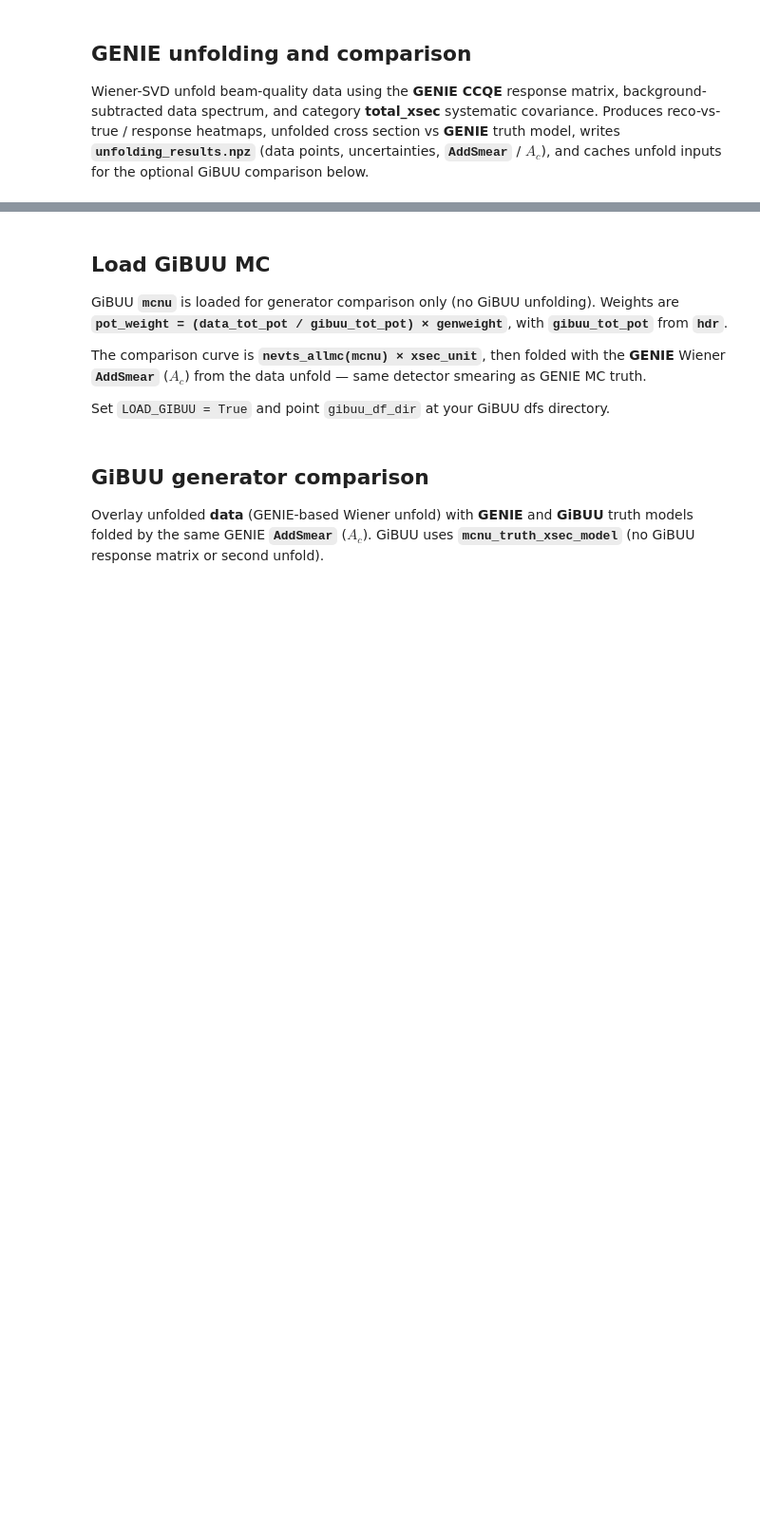
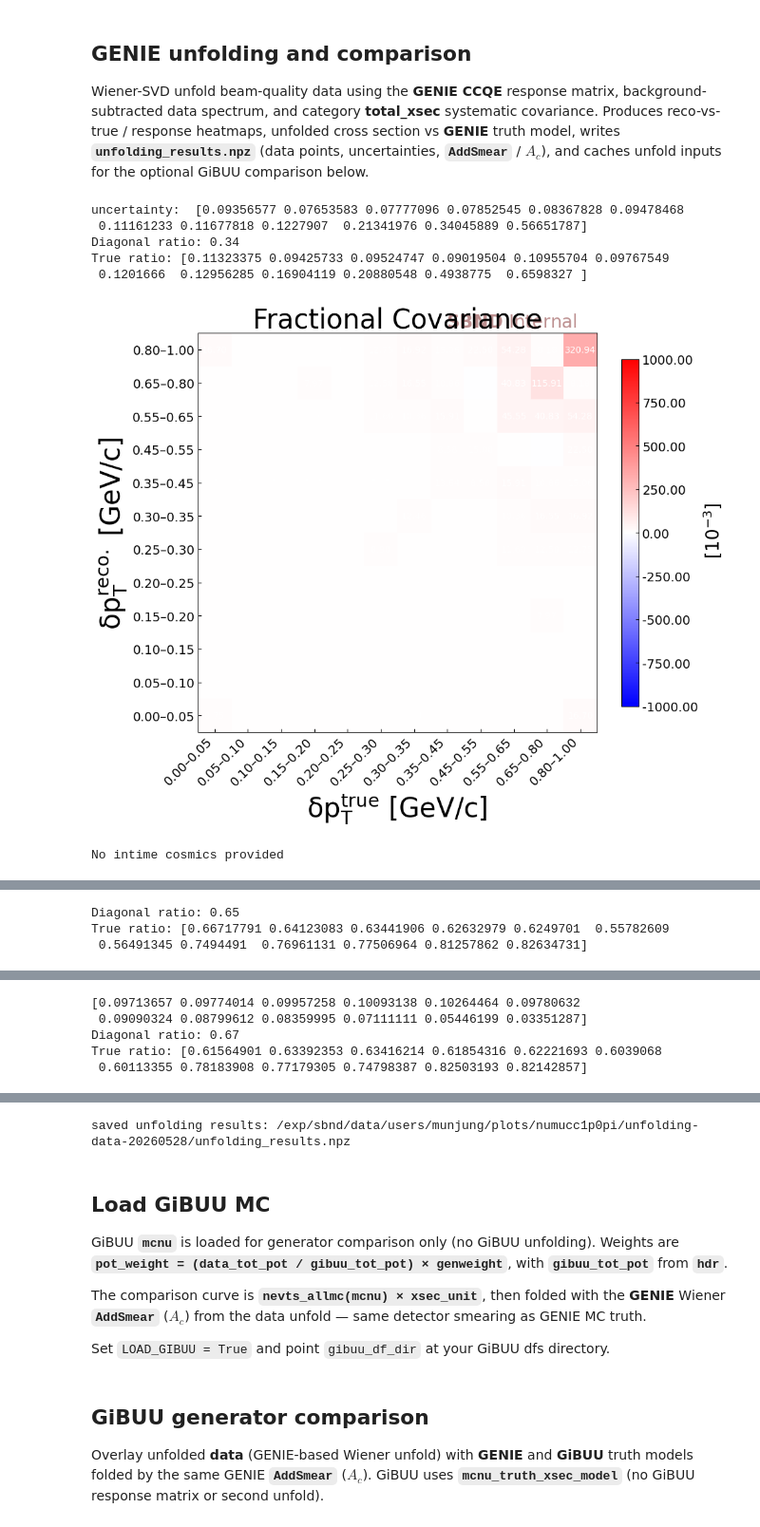
Before and after one commit to wjdanswjddl/cafpyana, a Jupyter notebook: analysis_village/numucc_1p0pi/notebooks/unfolding-data.ipynb, the cells around one changed output, grey strips where cells are left out. Shown at 95% size. Saved outputs shown, nothing was run; the diff lists cells and outputs as text; code cells hidden in the pictures; blank space fills up the shorter version.

```diff
--- a/analysis_village/numucc_1p0pi/notebooks/unfolding-data.ipynb
+++ b/analysis_village/numucc_1p0pi/notebooks/unfolding-data.ipynb
@@ -224,7 +209,7 @@ mc_pot_scale: 1.647e-01
 # %%
 # --- config for Wiener-SVD unfolding ---
 C_type = 2
-Norm_type = 0.
+Norm_type = 1.
 # %% [markdown]
 ## TKI variables and per-TPC cut
 # %%
@@ -506,5 +491,5 @@ def get_syst_unc(var_config, plot=False, save_fig=False, save_name=None):
 
     return frac_uncert_total, frac_cov_matrix_total
 # %%
-var_config = VariableConfig.tki_del_Tp()
-syst_unc, syst_cov_matrix = get_syst_unc(var_config, plot=True, save_fig=True)
+# var_config = VariableConfig.tki_del_Tp()
+# syst_unc, syst_cov_matrix = get_syst_unc(var_config, plot=True, save_fig=True)
@@ -551,13 +533,27 @@ def mcnu_truth_xsec_model(mcnu_df, var_config, xsec_unit):
     )
     nevts_allmc, _ = np.histogram(var_allmc, weights=wgt_allmc, bins=var_config.bins)
     return np.asarray(nevts_allmc, dtype=float) * xsec_unit
+# %%
+chi2_list = {
+"muon-p": 9.69,
+"muon-dir_z": 27.35,
+"proton-p": 18.08,
+"proton-dir_z": 13.67,
+"tki-del_Tp": 38.8,
+"tki-del_Tp_x": 28.7,
+"tki-del_Tp_y": 26.6,
+"tki-del_p": 33.6,
+"tki-del_alpha": 3.4,
+"tki-del_phi": 9.5,
+}
 # %%
 unfold_cache = {}
 unfold_results_by_var = {}
 
 var_configs = [
+    # VariableConfig.all_events(),
     # VariableConfig.muon_momentum(),
-    # VariableConfig.muon_direction_y(),
+    # VariableConfig.muon_direction(),
     # VariableConfig.proton_momentum(),
     # VariableConfig.proton_direction(),
     VariableConfig.tki_del_Tp(),
@@ -572,6 +568,14 @@ for var_config in var_configs:
 
     # total_xsec fractional covariance from systematics-summary export
     syst_unc, syst_cov_matrix = get_syst_unc(var_config, plot=False, save_fig=False)
+    print("uncertainty: ", syst_unc)
+
+    plot_heatmap(syst_cov_matrix,
+            var_config.bins,
+            plot_labels=[var_config.var_labels[2], var_config.var_labels[1], "Fractional Covariance", ""],
+            verbose=True,
+            save_fig=False,
+            save_name=None)
 
     plot_labels_hist = [var_config.var_labels[1], pot_label, ""]
     ret = unfolding_plotter(var_config=var_config,
@@ -585,7 +589,16 @@ for var_config in var_configs:
 
     evtdf_signal = mc_evt_df[mc_evt_df.topo_categ == 1]
     nudf_signal = mc_nu_df[mc_nu_df.topo_categ == 1]
-    ret_signal_hists = signal_hists(mc_evt_df, mc_nu_df, var_config, mode="unfold", return_data=True, plot=False)
+    # Efficiency denominator should be truth-in-FV only (no per-TPC μ/p end containment)
+    ret_signal_hists = signal_hists(
+        mc_evt_df,
+        mc_nu_df,
+        var_config,
+        mode="unfold",
+        return_data=True,
+        plot=False,
+        signal_truth_fv="none",
+    )
 
     save_fig_name = "{}/{}-reco_vs_true".format(save_fig_dir, var_config.var_save_name)
     if len(var_config.bins) == 2:
@@ -598,7 +611,7 @@ for var_config in var_configs:
 
     plot_heatmap(reco_vs_true,
                 var_config.bins,
-                plot_labels=[var_config.var_labels[2], var_config.var_labels[1], "Smearing"],
+                plot_labels=[var_config.var_labels[2], var_config.var_labels[1], "Smearing", ""],
                 verbose=True,
                 save_fig=save_fig,
                 save_name=save_fig_name)
@@ -611,7 +624,7 @@ for var_config in var_configs:
 
     plot_heatmap(response,
                 var_config.bins,
-                plot_labels=[var_config.var_labels[2], var_config.var_labels[1], "Response"],
+                plot_labels=[var_config.var_labels[2], var_config.var_labels[1], "Response", ""],
                 save_fig=save_fig,
                 verbose=True,
                 cmap="viridis",
@@ -622,12 +635,12 @@ for var_config in var_configs:
     measured = nevts_sel_data * xsec_unit  # bkgd-subtracted data
     model    = ret_signal_hists["nevts_allmc"] * xsec_unit
     Covariance = cov_from_fraccov(syst_cov_matrix, ret_signal_hists["nevts_sel_reco"]) * xsec_unit**2
-    unfold = WienerSVD(response, model, measured, Covariance*1.1, C_type, Norm_type, stat_scaling=xsec_unit)
+    unfold = WienerSVD(response, model, measured, Covariance, C_type, Norm_type, stat_scaling=xsec_unit)
     # print(unfold.keys())
     # decomp_cov = Matrix_Decomp(model, unfold['SystUnfoldCov'])
 
     models = {"GENIE": model} #,  "AR23": nevts_dict["GENIE AR23"]}
-    save_name = f"{save_fig_dir}/{var_config.var_save_name}-unfolded_event_rates-DATA"
+    save_name = f"{save_fig_dir}/{var_config.var_save_name}-unfolded_event_rates-data"
 
     # if measured: do not overwrite zeros with O(1) in xsec units — that destroys Poisson stats
 
@@ -635,10 +648,11 @@ for var_config in var_configs:
                         measured,
                         models,
                         var_config,
-                        # chi2_list = [float(ret_chi2[0])],
+                        chi2_list=chi2_list,
                         xsec_unit=xsec_unit,
                         save_fig=save_fig,
                         save_name=save_name,
+                        approval="preliminary",
                         data=True,
                         closure_test=False)
 
@@ -656,34 +670,44 @@ for var_config in var_configs:
     }
 
     save_fig_name = "{}/{}-{}-add_smear".format(save_fig_dir, var_config.var_save_name, "data")
-    plot_heatmap(unfold["AddSmear"],
+    plot_heatmap(
+                unfold["AddSmear"],
                 var_config.bins,
-                plot_labels=[var_config.var_labels[2], var_config.var_labels[1], "$A_c$"],
+                plot_labels=[var_config.var_labels[2], var_config.var_labels[1], "$A_c$", ""],
                 save_fig=save_fig,
-                save_name=save_fig_name)
+                save_name=save_fig_name,
+    )
 
 if save_result and unfold_results_by_var:
     manifest = {
         "schema": "numucc1p0pi_unfolding_results_v1",
         "date": today_str,
         "quality_df": QUALITY_DF_PATH,
         "genie_dir": DIR_GENIE_CCQE,
         "data_tot_pot": float(data_tot_pot),
         "mc_tot_pot": float(mc_tot_pot),
         "xsec_unit": float(xsec_unit),
         "flux_file": FLUX_FILE,
         "flux_fv": FLUX_FV,
         "variables": list(unfold_results_by_var.keys()),
         "C_type": C_type,
         "Norm_type": Norm_type,
     }
     npz_payload = {
         "manifest": np.array([manifest], dtype=object),
         "xsec_unit": np.float64(xsec_unit),
         "data_tot_pot": np.float64(data_tot_pot),
     }
     for vn, pack in unfold_results_by_var.items():
         for key, val in pack.items():
             npz_payload[f"{vn}::{key}"] = val
     np.savez_compressed(UNFOLD_RESULTS_NPZ, **npz_payload)
     print("saved unfolding results:", UNFOLD_RESULTS_NPZ)
+# %% [output]
+uncertainty:  [0.09356577 0.07653583 0.07777096 0.07852545 0.08367828 0.09478468
+ 0.11161233 0.11677818 0.1227907  0.21341976 0.34045889 0.56651787]
+Diagonal ratio: 0.34
+True ratio: [0.11323375 0.09425733 0.09524747 0.09019504 0.10955704 0.09767549
+ 0.1201666  0.12956285 0.16904119 0.20880548 0.4938775  0.6598327 ]
+[figure, added]
+No intime cosmics provided
@@ -689,0 +715,3 @@ if save_result and unfold_results_by_var:
+Diagonal ratio: 0.65
+True ratio: [0.66717791 0.64123083 0.63441906 0.62632979 0.6249701  0.55782609
+ 0.56491345 0.7494491  0.76961131 0.77506964 0.81257862 0.82634731]
@@ -689,0 +719,5 @@ if save_result and unfold_results_by_var:
+[0.09713657 0.09774014 0.09957258 0.10093138 0.10264464 0.09780632
+ 0.09090324 0.08799612 0.08359995 0.07111111 0.05446199 0.03351287]
+Diagonal ratio: 0.67
+True ratio: [0.61564901 0.63392353 0.63416214 0.61854316 0.62221693 0.6039068
+ 0.60113355 0.78183908 0.77179305 0.74798387 0.82503193 0.82142857]
@@ -689,0 +727 @@ if save_result and unfold_results_by_var:
+saved unfolding results: /exp/sbnd/data/users/munjung/plots/numucc1p0pi/unfolding-data-20260528/unfolding_results.npz
```
Also changed, not shown: parts of 9 cells of this notebook, 44 other files.
